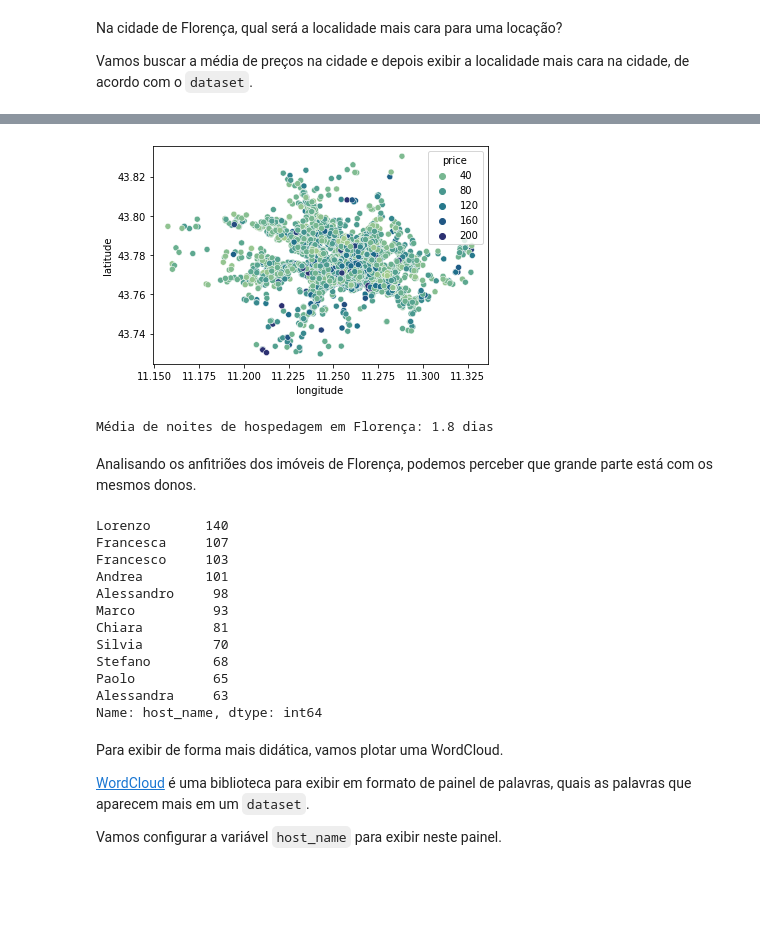
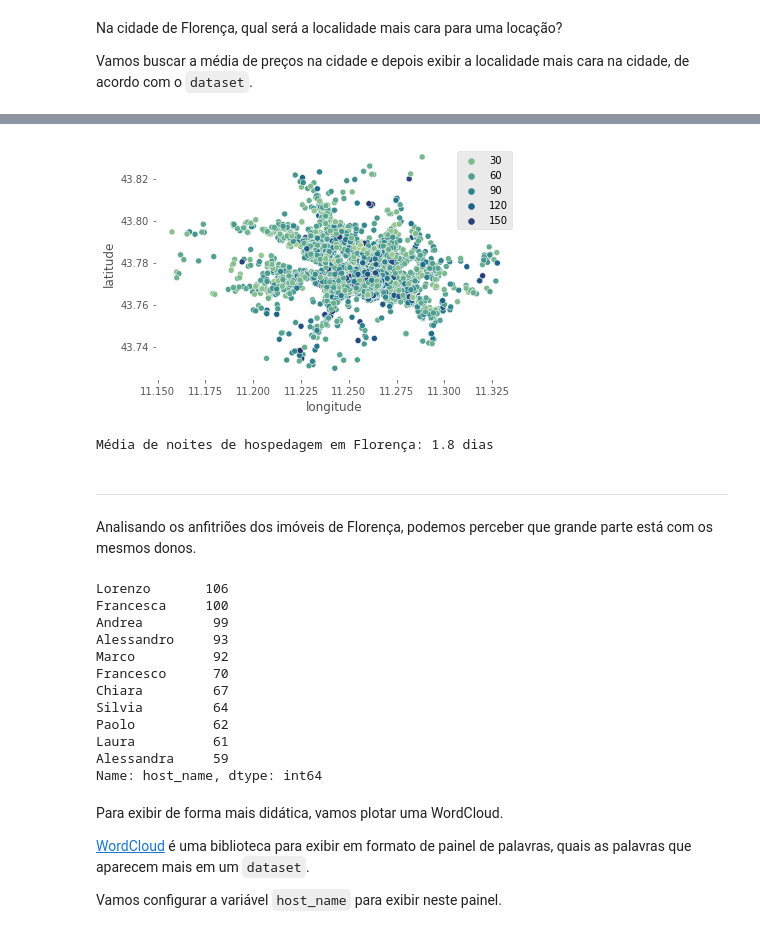
Before and after one commit to 1rubenito/data_science, a Jupyter notebook: Análise_de_Dados_Airbnb_Florença_Itália.ipynb, the cells around one changed output, grey strips where cells are left out. Cells and saved outputs as stored; diff of their text form; code cells hidden in the pictures; blank space fills up the shorter version.

```diff
--- a/Análise_de_Dados_Airbnb_Florença_Itália.ipynb
+++ b/Análise_de_Dados_Airbnb_Florença_Itália.ipynb
@@ -341,13 +332,13 @@ Para a coluna `minimum_nights` iremos remover valores acima de 3.5.
 Para a coluna `calculated_host_listings_count` iremos remover valores acima de 16.
 # %%
 # remover outliers da coluna price
-df_clean.drop(df_clean[df_clean["price"] > 200].index, axis=0, inplace=True)
+df_clean.drop(df_clean[df_clean["price"] > 164].index, axis=0, inplace=True)
 # %%
 # remover outliers da coluna minimum_nights
 df_clean.drop(df_clean[df_clean["minimum_nights"] > 3.5].index, axis=0, inplace=True)
 # %%
 # remover outliers da coluna calculated_host_listings_count
-df_clean.drop(df_clean[df_clean["calculated_host_listings_count"] > 16].index, axis=0, inplace=True)
+df_clean.drop(df_clean[df_clean["calculated_host_listings_count"] > 8.5].index, axis=0, inplace=True)
 # %%
 # resumo estatístico após remoção de outliers
 df_clean[['price', 'minimum_nights', 'calculated_host_listings_count']].describe()
@@ -433,0 +426,12 @@ df_clean.neighbourhood.value_counts().plot(kind='barh');
+# %%
+#plot barh do número de imóveis por bairro
+plt.style.use('ggplot')
+
+fig, ax = plt.subplots()
+df_clean.neighbourhood.value_counts().plot(kind='barh', label='4117 imóveis',
+                                           color=['red', 'grey', 'grey', 'grey', 'grey'], grid=True)
+ax.invert_yaxis()
+plt.xlabel('número de imóveis')
+plt.legend(loc='center right')
+
+plt.tight_layout()
@@ -441,2 +447,15 @@ Hotel room         0.012638
 Shared room        0.001719
 Name: room_type, dtype: float64
+# %%
+#plot da porcentagem do tipo de imóveis
+plt.style.use('ggplot')
+
+fig, ax = plt.subplots()
+(df_clean.room_type.value_counts() / df_clean.shape[0]).plot(kind='barh', label='38,4%',
+                                           color=['orange', 'grey', 'grey', 'grey', 'grey'])
+ax.invert_yaxis()
+plt.xlabel('% dos tipos de imóveis')
+plt.legend(loc='center right')
+
+ax.set_xticklabels('')
+plt.tight_layout()
@@ -580,31 +640,39 @@ df_clean.sort_values(['price', 'neighbourhood'])[:1]
 | 9000 | 35368028 | Naked life share with us in Flore... | 13688948 | Andrea | Campo di Marte | 43.7935 | 11.28458 | Shared room | 9 | ... |
 # %%
 # plot de price sobre mapa de Florença
-sns.scatterplot(y="latitude", x="longitude", hue="price", data=df_clean,alpha= (1), palette='crest');
+ax = plt.axes()
+ax.set_facecolor('w')
+sns.scatterplot(y="latitude", x="longitude", hue="price", data=df_clean, alpha= (1), palette='crest')
+
+plt.legend(bbox_to_anchor=(1.01, 1),borderaxespad=0.5)
+plt.grid(False)
+plt.tight_layout()
 # %% [output]
-[figure, old version]
+[figure, new version]
 # %%
 # ver a média de noites de hospedagem
 print("Média de noites de hospedagem em Florença: {:.1f} dias".format(df_clean['minimum_nights'].mean()))
 # %% [output]
 Média de noites de hospedagem em Florença: 1.8 dias
+# %% [markdown]
+---
 # %% [markdown]
 Analisando os anfitriões dos imóveis de Florença, podemos perceber que grande parte está com os mesmos donos.
 # %%
 # total de imóveis para cada anfitrião
 df_clean.host_name.value_counts()[:11]
 # %% [output]
-Lorenzo       140
-Francesca     107
-Francesco     103
-Andrea        101
-Alessandro     98
-Marco          93
-Chiara         81
-Silvia         70
-Stefano        68
-Paolo          65
-Alessandra     63
+Lorenzo       106
+Francesca     100
+Andrea         99
+Alessandro     93
+Marco          92
+Francesco      70
+Chiara         67
+Silvia         64
+Paolo          62
+Laura          61
+Alessandra     59
 Name: host_name, dtype: int64
 # %% [markdown]
 Para exibir de forma mais didática, vamos plotar uma WordCloud.
```
Also changed, not shown: parts of 43 cells of this notebook.
